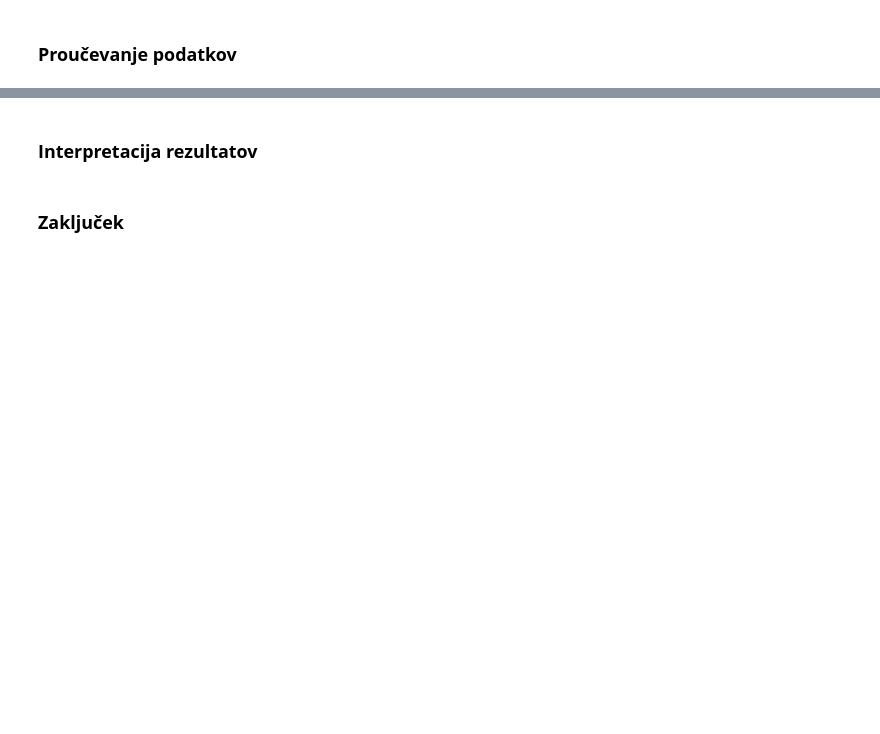
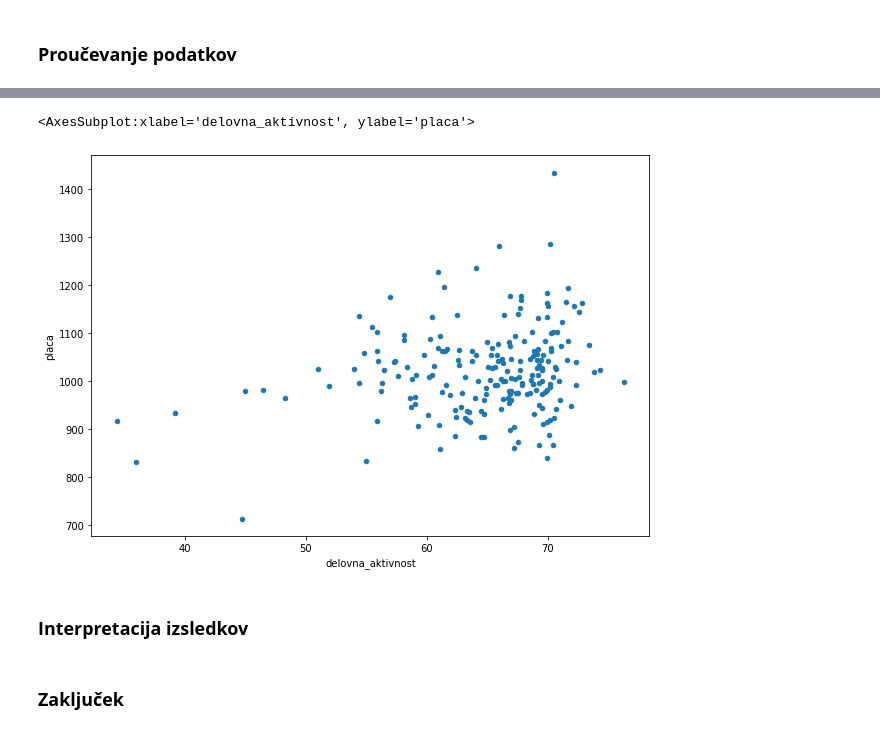
Before and after one commit to matejgorjup/PROG1-analiza-podatkov, a Jupyter notebook: obcine.ipynb, the cells around one changed output, grey strips where cells are left out. Drawn from its saved outputs; the diff is of its cells as text; code cells hidden in the pictures; blank space fills up the shorter version.

```diff
--- a/obcine.ipynb
+++ b/obcine.ipynb
@@ -33,4 +89,9 @@ obcine = pd.read_csv('obcine.csv', index_col='id')
+# %%
+obcine[['delovna_aktivnost', 'placa']].plot.scatter('delovna_aktivnost', 'placa', figsize=(10,7))
+# %% [output]
+<AxesSubplot:xlabel='delovna_aktivnost', ylabel='placa'>
+[figure, added]
 # %% [markdown]
-### **Interpretacija rezultatov**
+### **Interpretacija izsledkov**
 # %% [markdown]
 ### **Zaključek**
```
Also changed, not shown: parts of 7 cells of this notebook.
